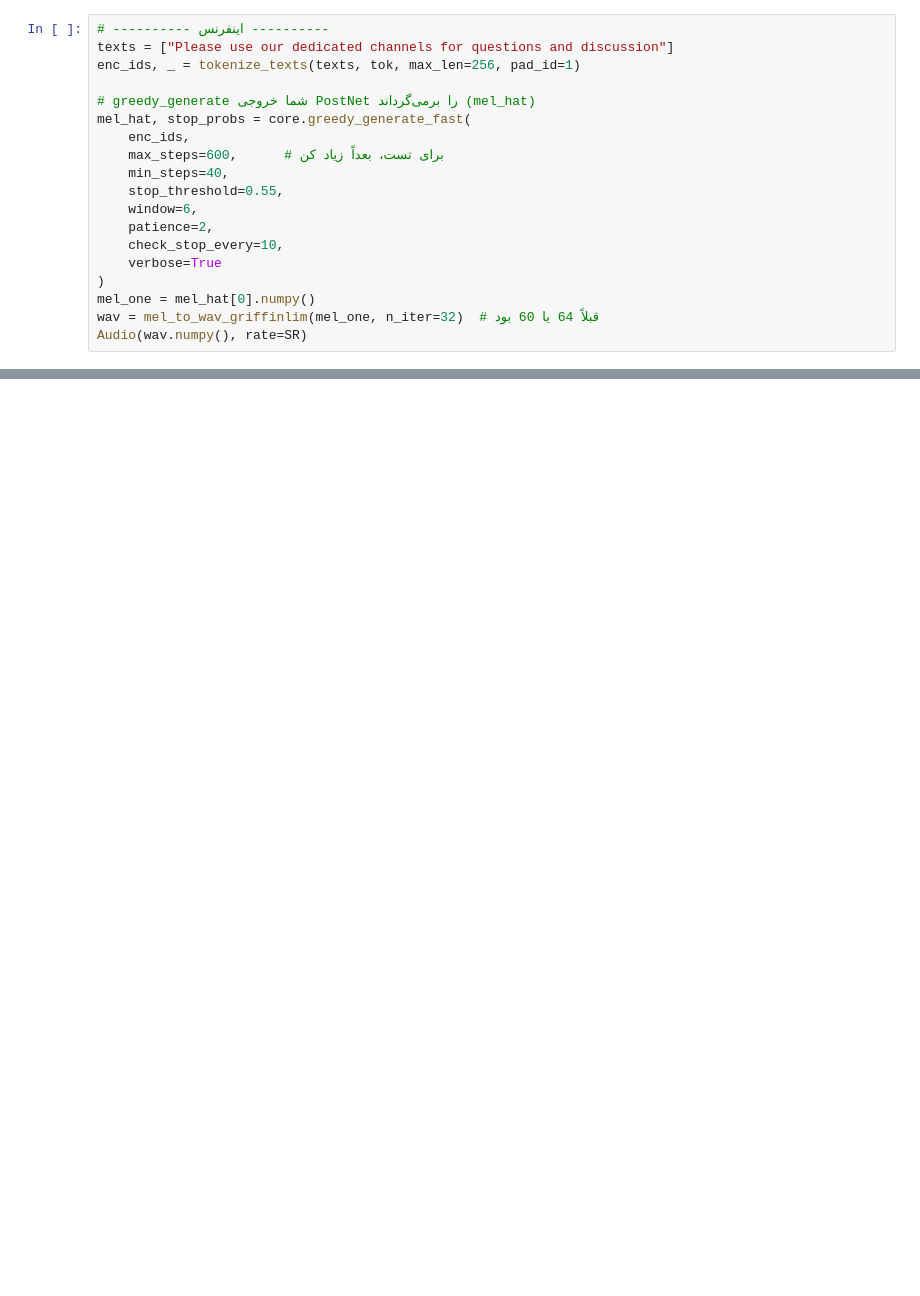
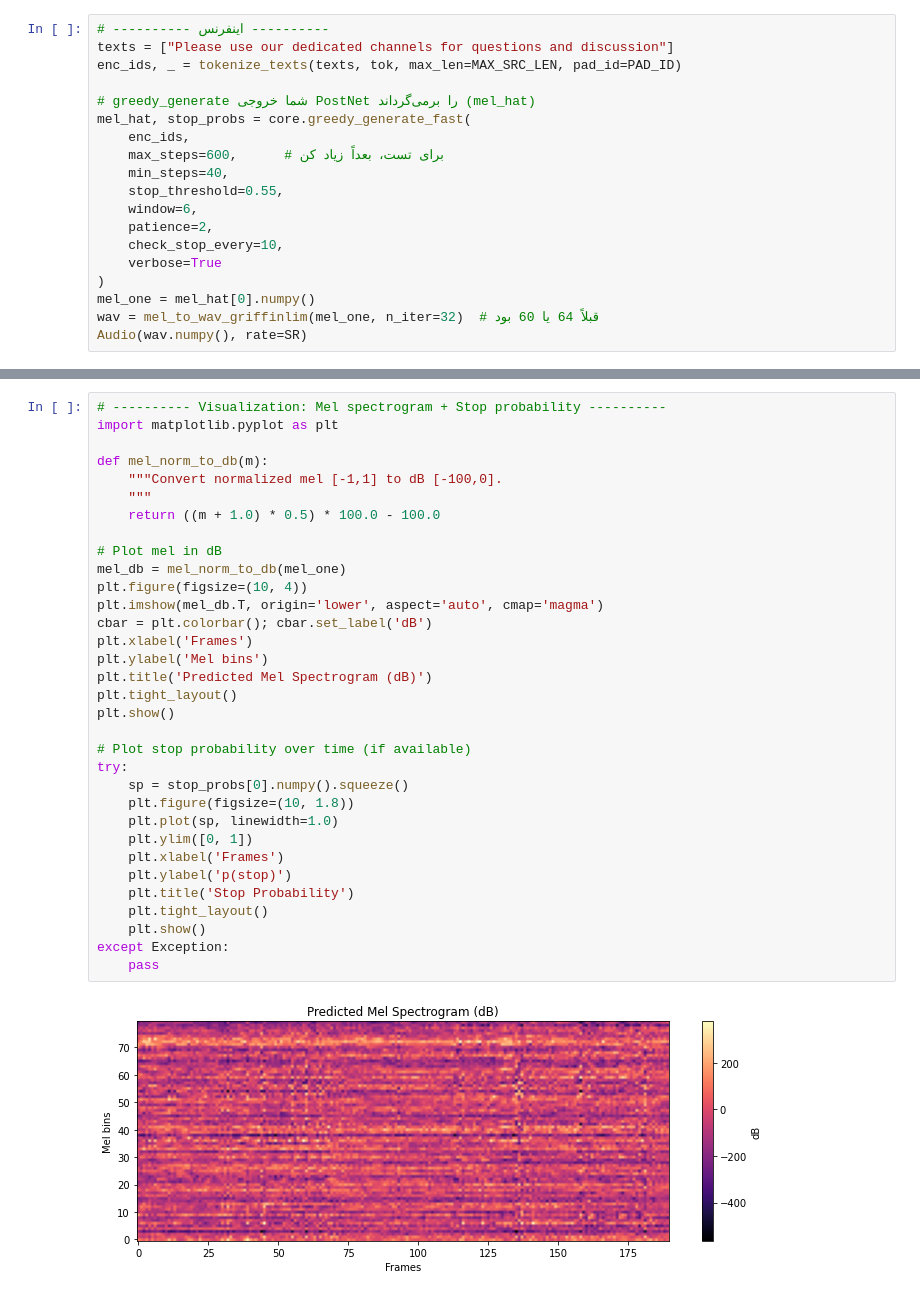
Before and after one commit to masoodafar-web/MyTTSModel, a Jupyter notebook: MyModelInfrence.ipynb, the cells around one changed output, grey strips where cells are left out. Cells and saved outputs as stored; diff of their text form; blank space fills up the shorter version.

```diff
--- a/MyModelInfrence.ipynb
+++ b/MyModelInfrence.ipynb
@@ -172,7 +188,7 @@ Special tokens have been added in the vocabulary, make sure the associated word
 # %%
 # ---------- اینفرنس ----------
 texts = ["Please use our dedicated channels for questions and discussion"]
-enc_ids, _ = tokenize_texts(texts, tok, max_len=256, pad_id=1)
+enc_ids, _ = tokenize_texts(texts, tok, max_len=MAX_SRC_LEN, pad_id=PAD_ID)
 
 # greedy_generate شما خروجی PostNet را برمی‌گرداند (mel_hat)
 mel_hat, stop_probs = core.greedy_generate_fast(
@@ -207 +215,36 @@ I0000 00:00:1761153758.664666  146227 cuda_solvers.cc:175] Creating GpuSolver ha
 [interactive output not drawn]
+# %%
+# ---------- Visualization: Mel spectrogram + Stop probability ----------
+import matplotlib.pyplot as plt
+
+def mel_norm_to_db(m):
+    """Convert normalized mel [-1,1] to dB [-100,0].
+    """
+    return ((m + 1.0) * 0.5) * 100.0 - 100.0
+
+# Plot mel in dB
+mel_db = mel_norm_to_db(mel_one)
+plt.figure(figsize=(10, 4))
+plt.imshow(mel_db.T, origin='lower', aspect='auto', cmap='magma')
+cbar = plt.colorbar(); cbar.set_label('dB')
+plt.xlabel('Frames')
+plt.ylabel('Mel bins')
+plt.title('Predicted Mel Spectrogram (dB)')
+plt.tight_layout()
+plt.show()
+
+# Plot stop probability over time (if available)
+try:
+    sp = stop_probs[0].numpy().squeeze()
+    plt.figure(figsize=(10, 1.8))
+    plt.plot(sp, linewidth=1.0)
+    plt.ylim([0, 1])
+    plt.xlabel('Frames')
+    plt.ylabel('p(stop)')
+    plt.title('Stop Probability')
+    plt.tight_layout()
+    plt.show()
+except Exception:
+    pass
+# %% [output]
+[figure, added]
```
Also changed, not shown: parts of 6 cells of this notebook, 3 other files.
